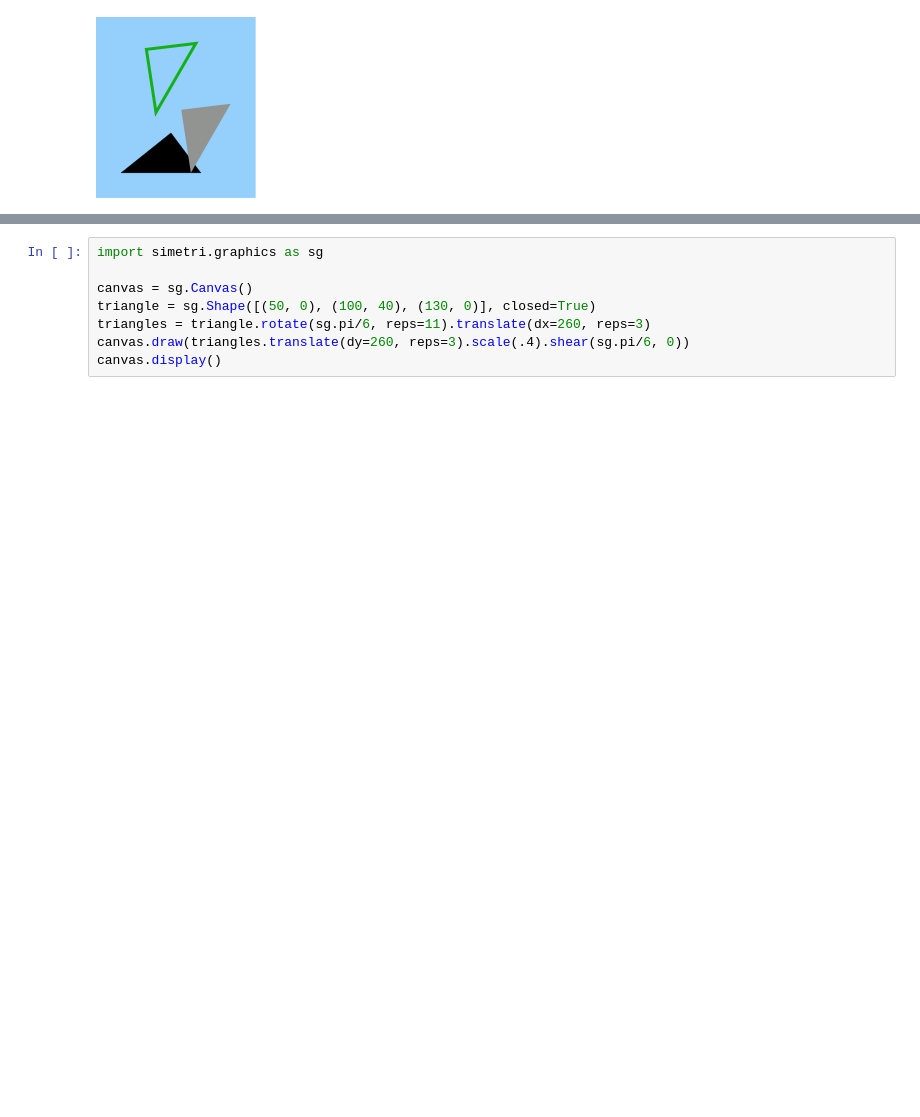
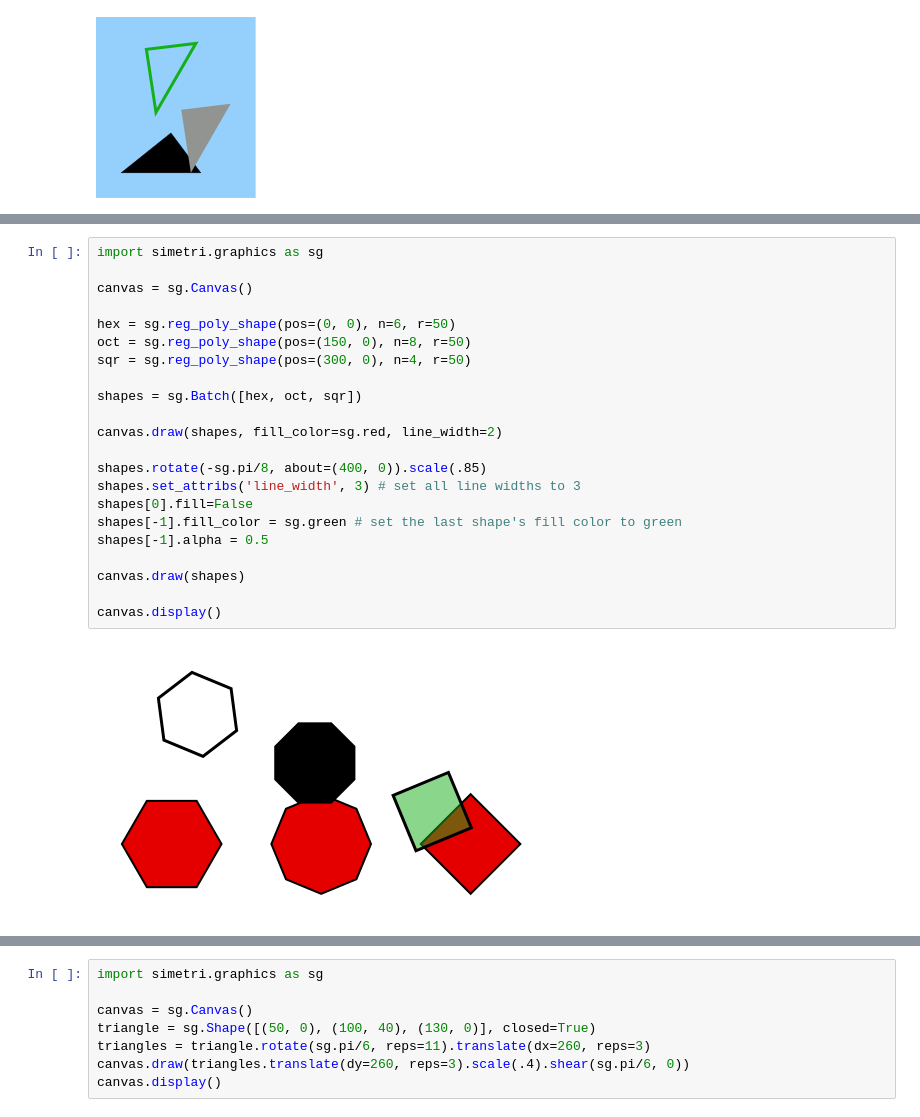
Before and after one commit to mekanimo/simetri, a Jupyter notebook: docs/brief_overview.ipynb, the cells around one changed output, grey strips where cells are left out. Saved outputs shown, nothing was run; the diff lists cells and outputs as text; blank space fills up the shorter version.

```diff
--- a/docs/brief_overview.ipynb
+++ b/docs/brief_overview.ipynb
@@ -88,0 +144,24 @@ Any transformation can be applied successively. This returns a new *Batch* objec
+# %%
+import simetri.graphics as sg
+
+canvas = sg.Canvas()
+
+hex = sg.reg_poly_shape(pos=(0, 0), n=6, r=50)
+oct = sg.reg_poly_shape(pos=(150, 0), n=8, r=50)
+sqr = sg.reg_poly_shape(pos=(300, 0), n=4, r=50)
+
+shapes = sg.Batch([hex, oct, sqr])
+
+canvas.draw(shapes, fill_color=sg.red, line_width=2)
+
+shapes.rotate(-sg.pi/8, about=(400, 0)).scale(.85)
+shapes.set_attribs('line_width', 3) # set all line widths to 3
+shapes[0].fill=False
+shapes[-1].fill_color = sg.green # set the last shape's fill color to green
+shapes[-1].alpha = 0.5
+
+canvas.draw(shapes)
+
+canvas.display()
+# %% [output]
+[figure, added]
```
Also changed, not shown: parts of 29 cells of this notebook, 20 other files.
